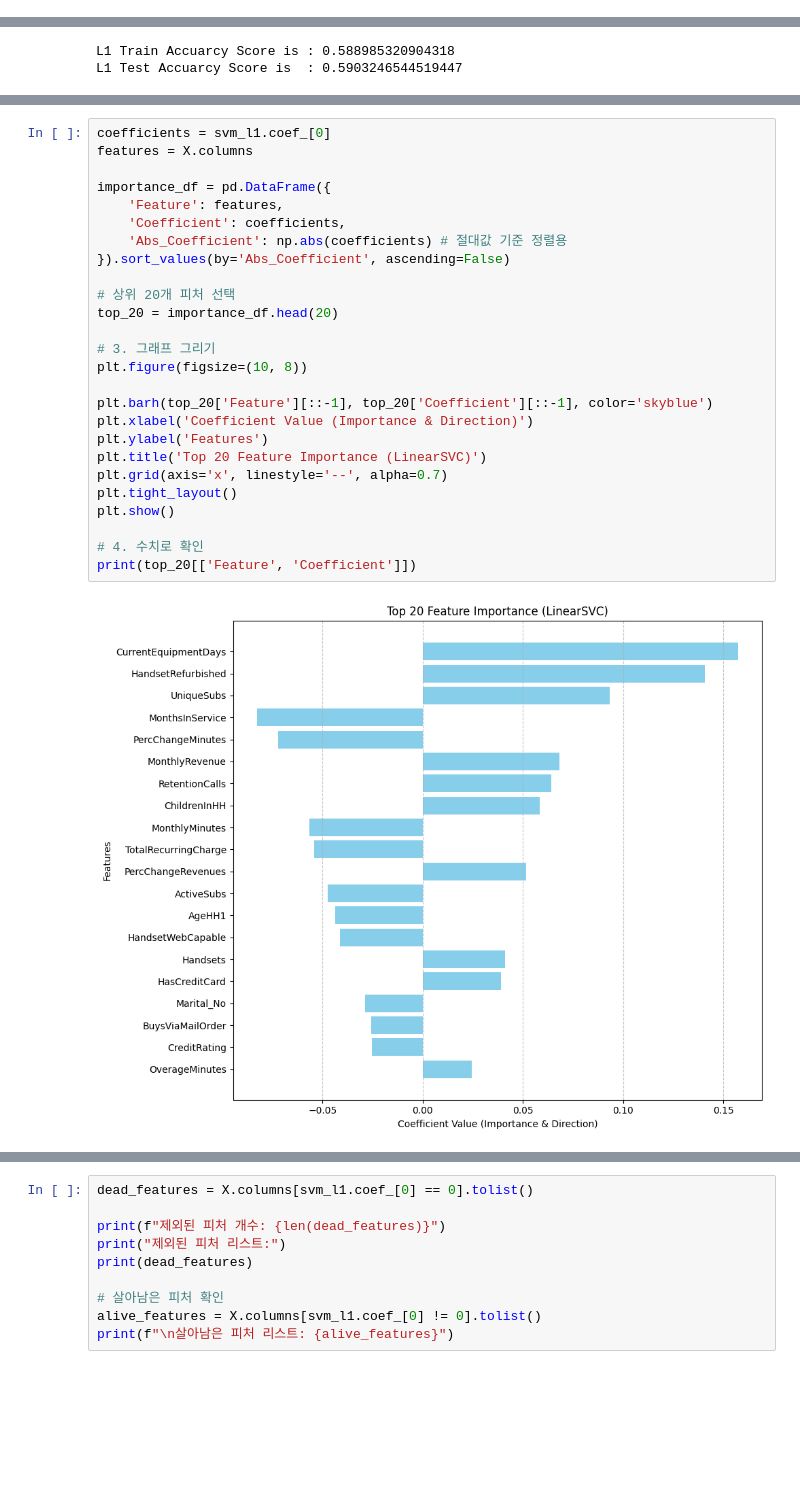
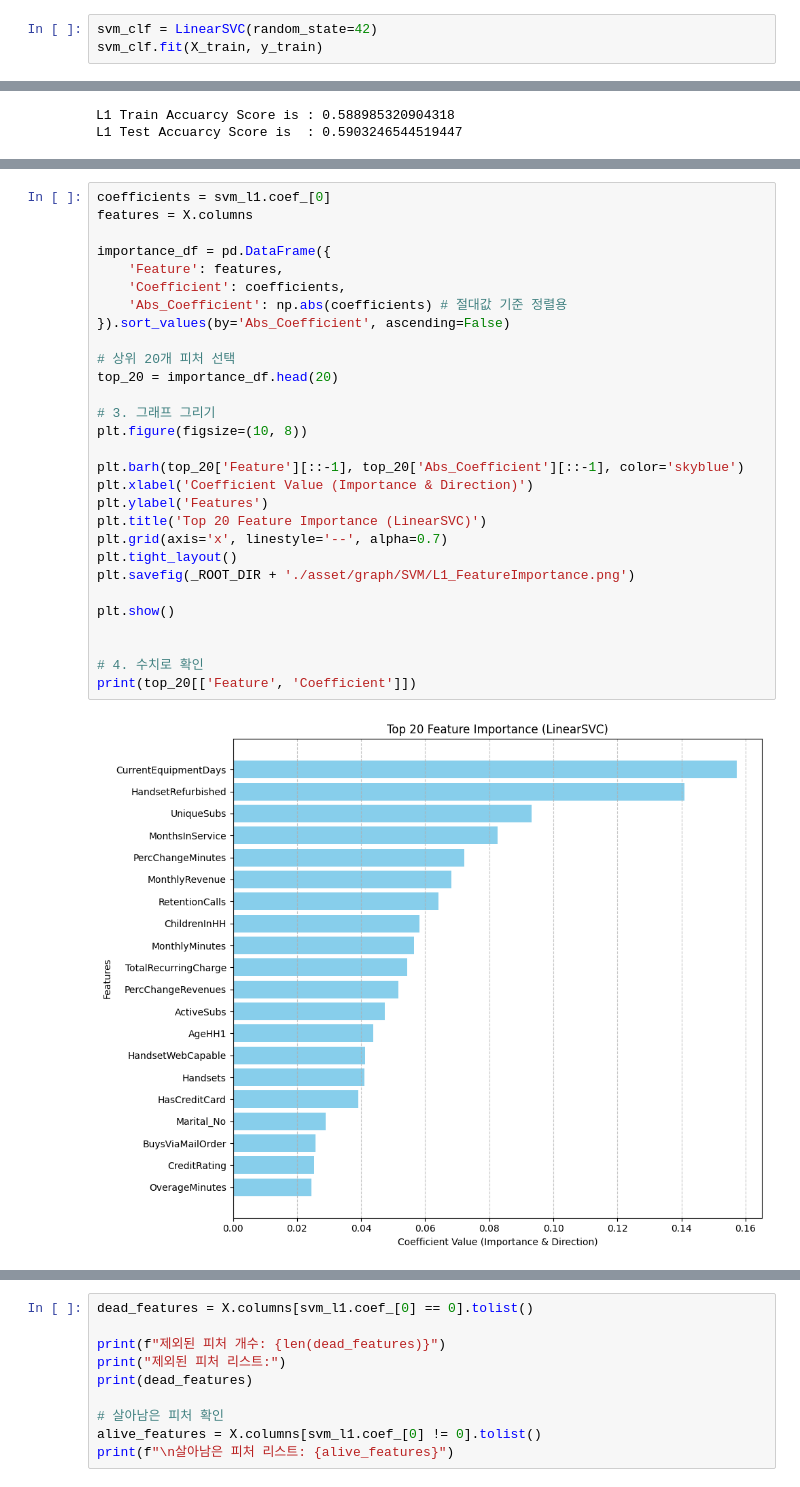
Before and after one commit to SKNETWORKS-FAMILY-AICAMP/SKN24-2nd-6Team, a Jupyter notebook: src/models/svm/ML_SVM.ipynb, the cells around one changed output, grey strips where cells are left out. Cells and saved outputs as stored; diff of their text form; blank space fills up the shorter version.

```diff
--- a/src/models/svm/ML_SVM.ipynb
+++ b/src/models/svm/ML_SVM.ipynb
@@ -19,3 +19,6 @@ y.shape
 (49776,)
 # %%
 X_train, X_test, y_train, y_test = train_test_split(X, y, random_state=42)
+# %%
+svm_clf = LinearSVC(random_state=42)
+svm_clf.fit(X_train, y_train)
@@ -176,31 +239,34 @@ ROC-AUC Score: 0.6156943259385665
 # %%
 coefficients = svm_l1.coef_[0]
 features = X.columns
 
 importance_df = pd.DataFrame({
     'Feature': features,
     'Coefficient': coefficients,
     'Abs_Coefficient': np.abs(coefficients) # 절대값 기준 정렬용
 }).sort_values(by='Abs_Coefficient', ascending=False)
 
 # 상위 20개 피처 선택
 top_20 = importance_df.head(20)
 
 # 3. 그래프 그리기
 plt.figure(figsize=(10, 8))
 
-plt.barh(top_20['Feature'][::-1], top_20['Coefficient'][::-1], color='skyblue')
+plt.barh(top_20['Feature'][::-1], top_20['Abs_Coefficient'][::-1], color='skyblue')
 plt.xlabel('Coefficient Value (Importance & Direction)')
 plt.ylabel('Features')
 plt.title('Top 20 Feature Importance (LinearSVC)')
 plt.grid(axis='x', linestyle='--', alpha=0.7)
 plt.tight_layout()
+plt.savefig(_ROOT_DIR + './asset/graph/SVM/L1_FeatureImportance.png')
+
 plt.show()
+
 
 # 4. 수치로 확인
 print(top_20[['Feature', 'Coefficient']])
 # %% [output]
-[figure, old version]
+[figure, new version]
                  Feature  Coefficient
 26  CurrentEquipmentDays     0.157254
 30    HandsetRefurbished     0.140923
```
Also changed, not shown: parts of 17 cells of this notebook, 11 other files.
